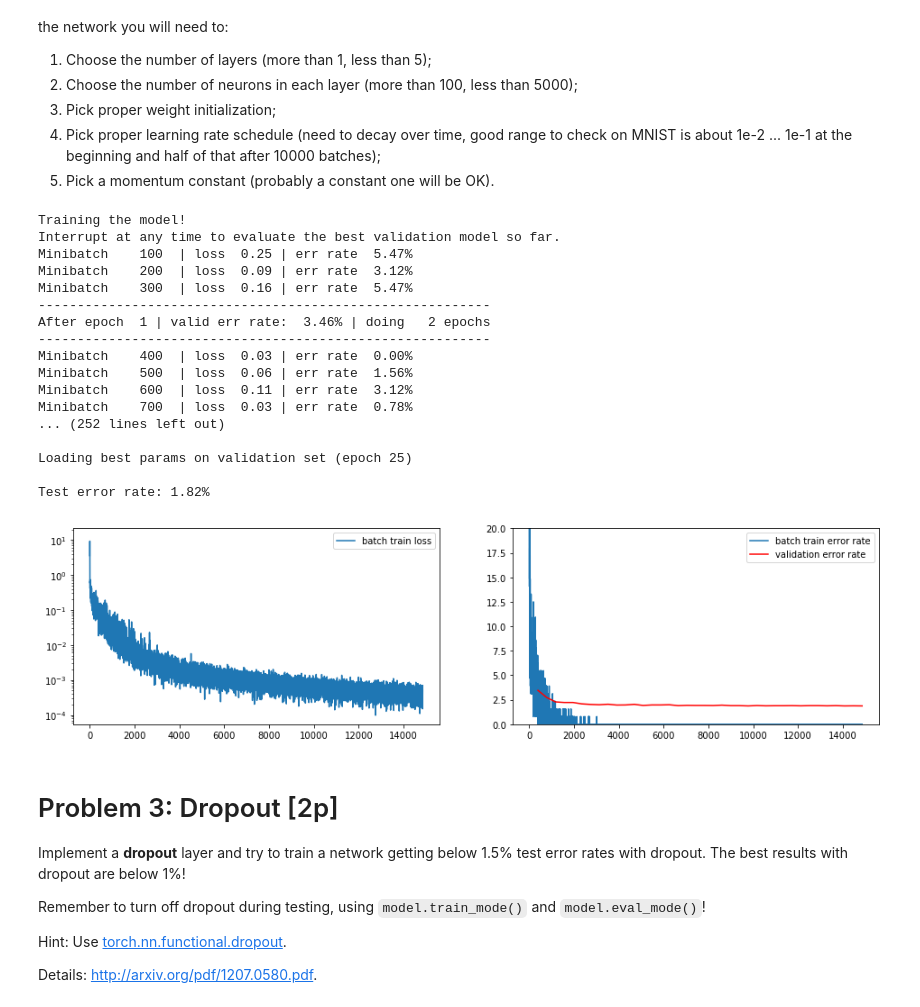
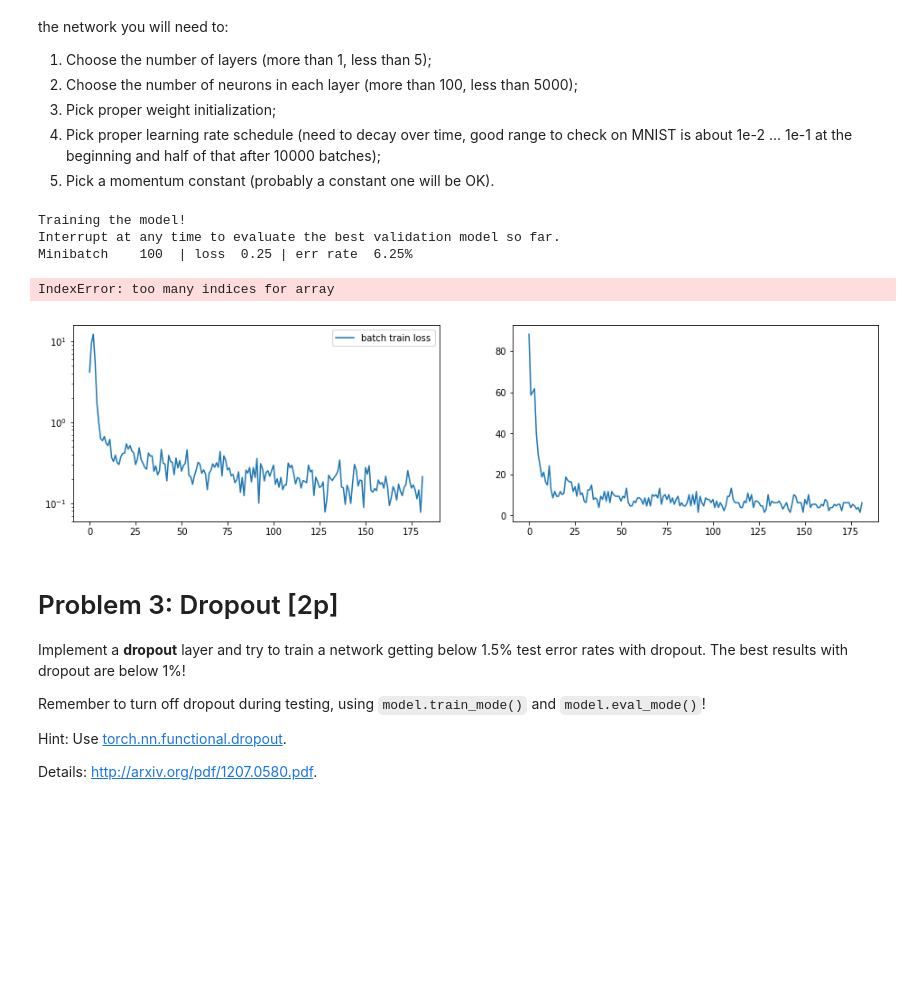
Before and after one commit to dingorth/neural_networks, a Jupyter notebook: assignment4/Assignment4.ipynb, the cells around one changed output. Saved outputs shown, nothing was run; the diff lists cells and outputs as text; code cells hidden in the pictures; blank space fills up the shorter version.

```diff
--- a/assignment4/Assignment4.ipynb
+++ b/assignment4/Assignment4.ipynb
@@ -242,8 +242,8 @@ def compute_error_rate(model, data_loader, cuda=False):
         num_examples += x.size(0)
     return 100.0 * num_errs / num_examples
 
-def SGD(model, data_loaders, alpha=1e-4, num_epochs=1, patience_expansion=1.5,
-        log_every=100, cuda=False):
+def SGD(model, data_loaders, alpha=1e-4, lambda_=0.0, c=1.0, epsilon=0.0, num_epochs=1,
+        patience_expansion=1.5, log_every=100, cuda=False):
     if cuda:
         for p in model.parameters:
             p.data = p.data.cuda()
@@ -256,7 +256,6 @@ def SGD(model, data_loaders, alpha=1e-4, num_epochs=1, patience_expansion=1.5,
             velocities.append(torch.zeros(p.size()).cuda())
         else:
             velocities.append(torch.zeros(p.size()))
-
 
     alpha0 = alpha # added
 
@@ -290,24 +289,17 @@ def SGD(model, data_loaders, alpha=1e-4, num_epochs=1, patience_expansion=1.5,
 
                 for p, v in zip(model.parameters, velocities):
                     if p.name == 'W':
-                        pass
-                    #
-                    # TODO: Implement weight decay addition to gradients
-#                         p.grad.data += 0.995 * p.data
+                        # weight decay
+                        p.grad.data += lambda_ * p.data
 
-                    # TODO: Update learning rate
-                    # Hint: Use the iteration counter iter_
-                    if iter_ > 4000:
-                        alpha = 1e-1 * 0.5
+                    # Update learning rate
+                    alpha = alpha0 * c ** iter_
 
-                    # TODO: Set the momentum constant
-                    epsilon = 0.9
-
-                    # TODO: Implement velocity update in momentum
+                    # Velocity update in momentum
                     v = epsilon * v + alpha * p.grad.data
 
-                    # TODO: Set a more sensible learning rule here,
-                    #       using your learning rate schedule and momentum
+                    # Set a more sensible learning rule here,
+                    # using your learning rate schedule and momentum
 
                     # old one
                     # p.data -= alpha * p.grad.data
@@ -386,50 +378,37 @@ tune the network you will need to:
 # SoftMaxLayer
 
 model = FeedforwardNet(
     [
      AffineLayer(784, 3000),
         TanhLayer(),
 
     AffineLayer(3000, 1000),
      ReLULayer(),
 
         AffineLayer(1000, 10),
      SoftMaxLayer()
     ])
 
 # Initialize parameters
 for p in model.parameters:
     if p.name == 'W':
         p.data.normal_(0, 0.05)
         # p.data.uniform_(-0.1, 0.1)
     elif p.name == 'b':
         p.data.zero_()
     else:
         raise ValueError('Unknown parameter name "%s"' % p.name)
 
 # On lab computers you can set cuda=True !
-SGD(model, mnist_loaders, alpha=1e-1, cuda=True)
+SGD(model, mnist_loaders, alpha=1e-1, lambda_=0.0, c= 1.0, epsilon=0.9, cuda=False)
 
 print "Test error rate: %.2f%%" % compute_error_rate(model, mnist_loaders['test'])
 # %% [output]
 Training the model!
 Interrupt at any time to evaluate the best validation model so far.
-Minibatch    100  | loss  0.25 | err rate  5.47%
-Minibatch    200  | loss  0.09 | err rate  3.12%
-Minibatch    300  | loss  0.16 | err rate  5.47%
-----------------------------------------------------------
-After epoch  1 | valid err rate:  3.46% | doing   2 epochs
-----------------------------------------------------------
-Minibatch    400  | loss  0.03 | err rate  0.00%
-Minibatch    500  | loss  0.06 | err rate  1.56%
-Minibatch    600  | loss  0.11 | err rate  3.12%
-Minibatch    700  | loss  0.03 | err rate  0.78%
-... (252 lines left out)
-
-Loading best params on validation set (epoch 25)
-
-Test error rate: 1.82%
+Minibatch    100  | loss  0.25 | err rate  6.25%
+IndexError: too many indices for array
-[figure, old version]
+[figure, new version]
 # %% [markdown]
 # Problem 3: Dropout [2p]
 
```
